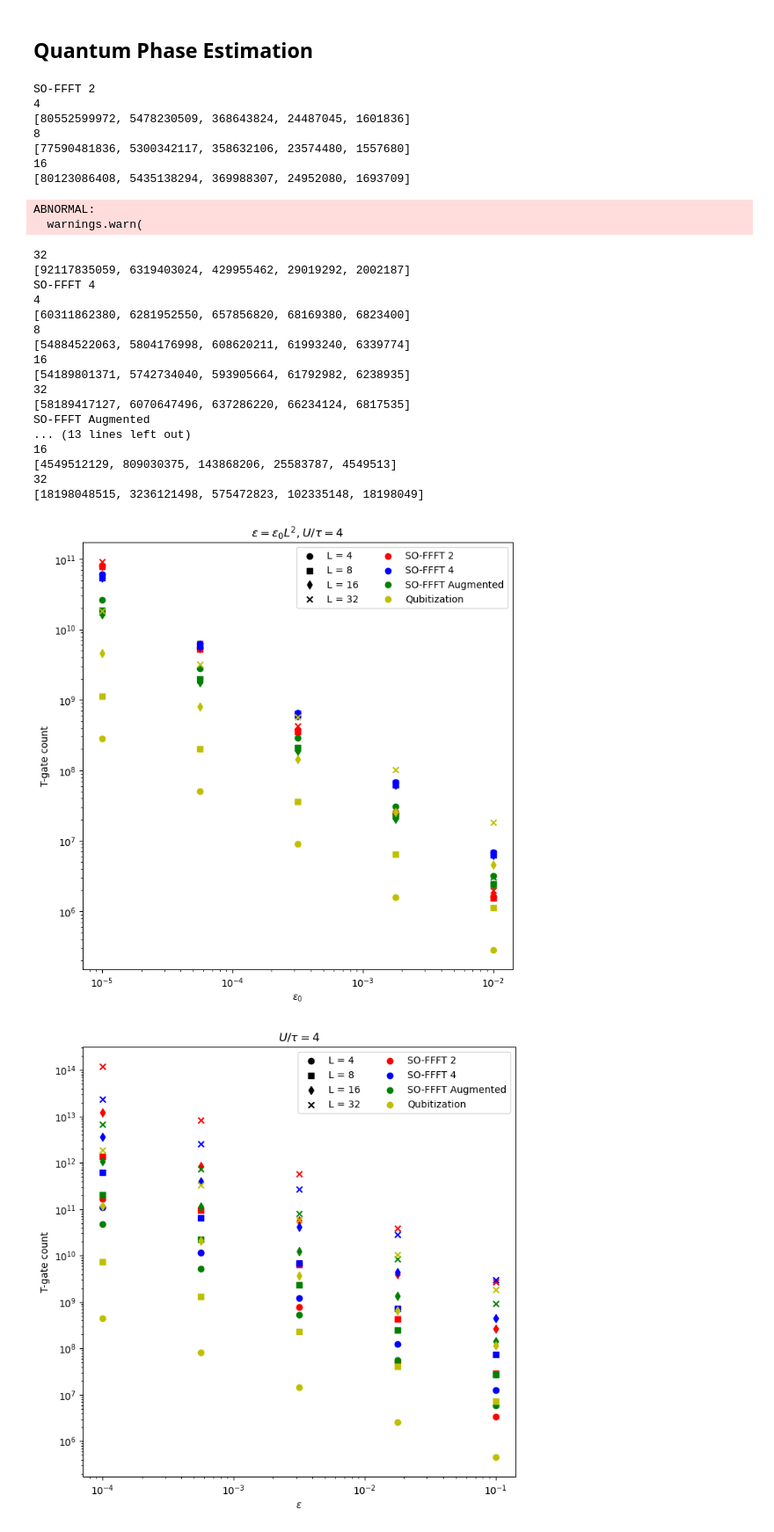
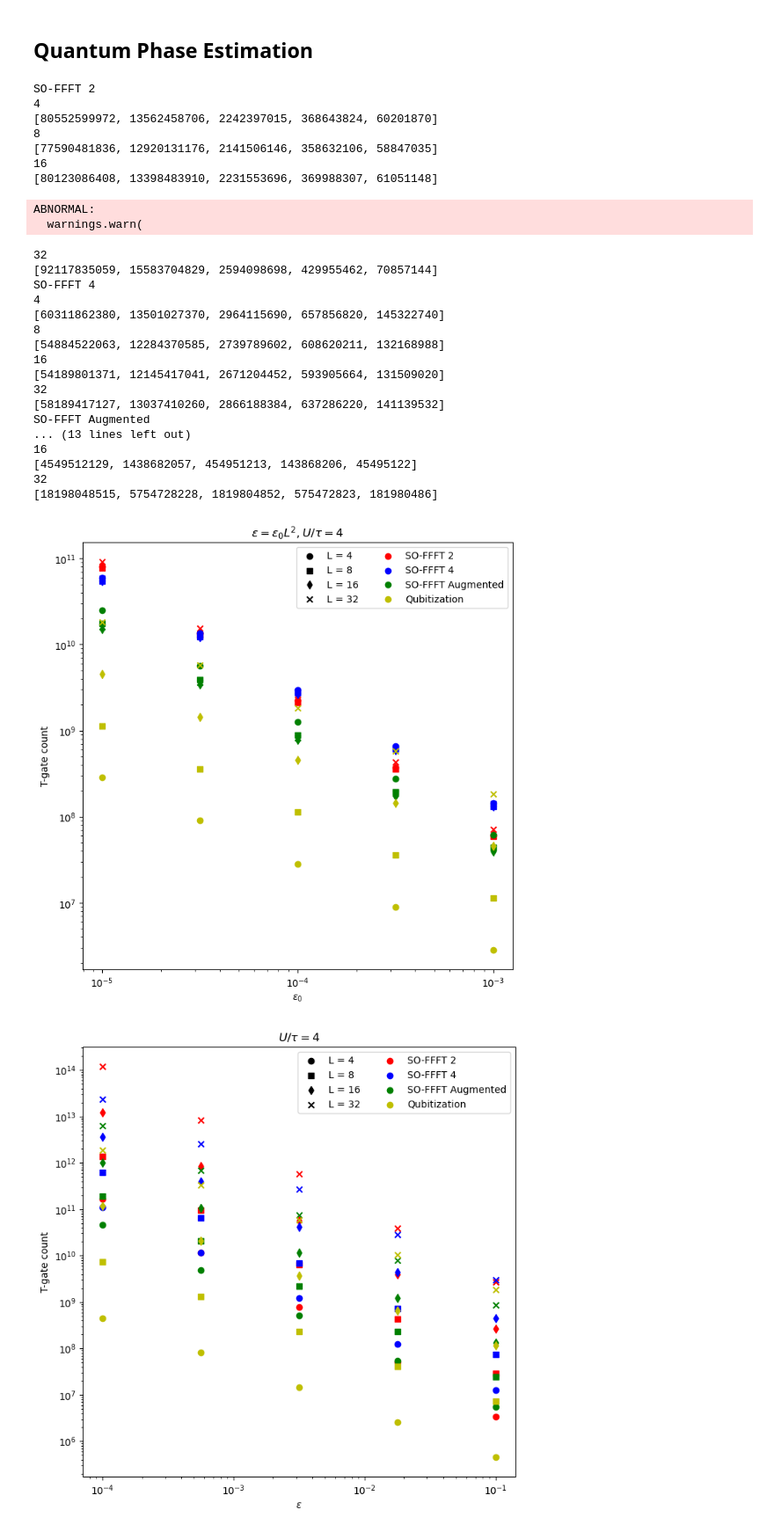
Before and after one commit to BjornTCC/lie-trotterization, a Jupyter notebook: split_FFFT.ipynb, the cells around one changed output. Shown at 88% size. Drawn from its saved outputs; the diff is of its cells as text; code cells hidden in the pictures.

```diff
--- a/split_FFFT.ipynb
+++ b/split_FFFT.ipynb
@@ -221,7 +221,7 @@ for gate_gen, color, comp_strat in zip(gate_gens_1, colors, comp_strats):
 # %% [markdown]
 ## Quantum Phase Estimation
 # %%
-logeps_list = np.linspace(-5, -2, 5)
+logeps_list = np.linspace(-5, -3, 5)
 eps_list = np.pow(10, logeps_list)
 Ls = [4, 8, 16, 32]
 
@@ -255,44 +255,44 @@ for gate_gen, color, comp_strat in zip(gate_gens_2 + ["_"], colors, comp_strats)
                 e * L**2,
                 t_gates,
                 unitary_gates=u_gates,
                 unitary_error_coefficients=get_error_coefficients(L, D, U, tau, comp_strat, False),
                 x=x,
                 synthesize_rotation_with="RUS"
             )
                 for e in eps_list
                    ]
             ys = [dict_to_t_count(d) for d in dcts]
         print(L)
         print(ys)
         ax.scatter(eps_list, ys, marker = marker_style, c = color)
 # %% [output]
 SO-FFFT 2
 4
-[80552599972, 5478230509, 368643824, 24487045, 1601836]
+[80552599972, 13562458706, 2242397015, 368643824, 60201870]
 8
-[77590481836, 5300342117, 358632106, 23574480, 1557680]
+[77590481836, 12920131176, 2141506146, 358632106, 58847035]
 16
-[80123086408, 5435138294, 369988307, 24952080, 1693709]
+[80123086408, 13398483910, 2231553696, 369988307, 61051148]
 ABNORMAL:
   warnings.warn(
 32
-[92117835059, 6319403024, 429955462, 29019292, 2002187]
+[92117835059, 15583704829, 2594098698, 429955462, 70857144]
 SO-FFFT 4
 4
-[60311862380, 6281952550, 657856820, 68169380, 6823400]
+[60311862380, 13501027370, 2964115690, 657856820, 145322740]
 8
-[54884522063, 5804176998, 608620211, 61993240, 6339774]
+[54884522063, 12284370585, 2739789602, 608620211, 132168988]
 16
-[54189801371, 5742734040, 593905664, 61792982, 6238935]
+[54189801371, 12145417041, 2671204452, 593905664, 131509020]
 32
-[58189417127, 6070647496, 637286220, 66234124, 6817535]
+[58189417127, 13037410260, 2866188384, 637286220, 141139532]
 SO-FFFT Augmented
 ... (13 lines left out)
 16
-[4549512129, 809030375, 143868206, 25583787, 4549513]
+[4549512129, 1438682057, 454951213, 143868206, 45495122]
 32
-[18198048515, 3236121498, 575472823, 102335148, 18198049]
+[18198048515, 5754728228, 1819804852, 575472823, 181980486]
-[figure, old version]
+[figure, new version]
 # %%
 logeps_list = np.linspace(-4, -1, 5)
 eps_list = np.pow(10, logeps_list)
```
Also changed, not shown: parts of 4 cells of this notebook, 3 other files.
